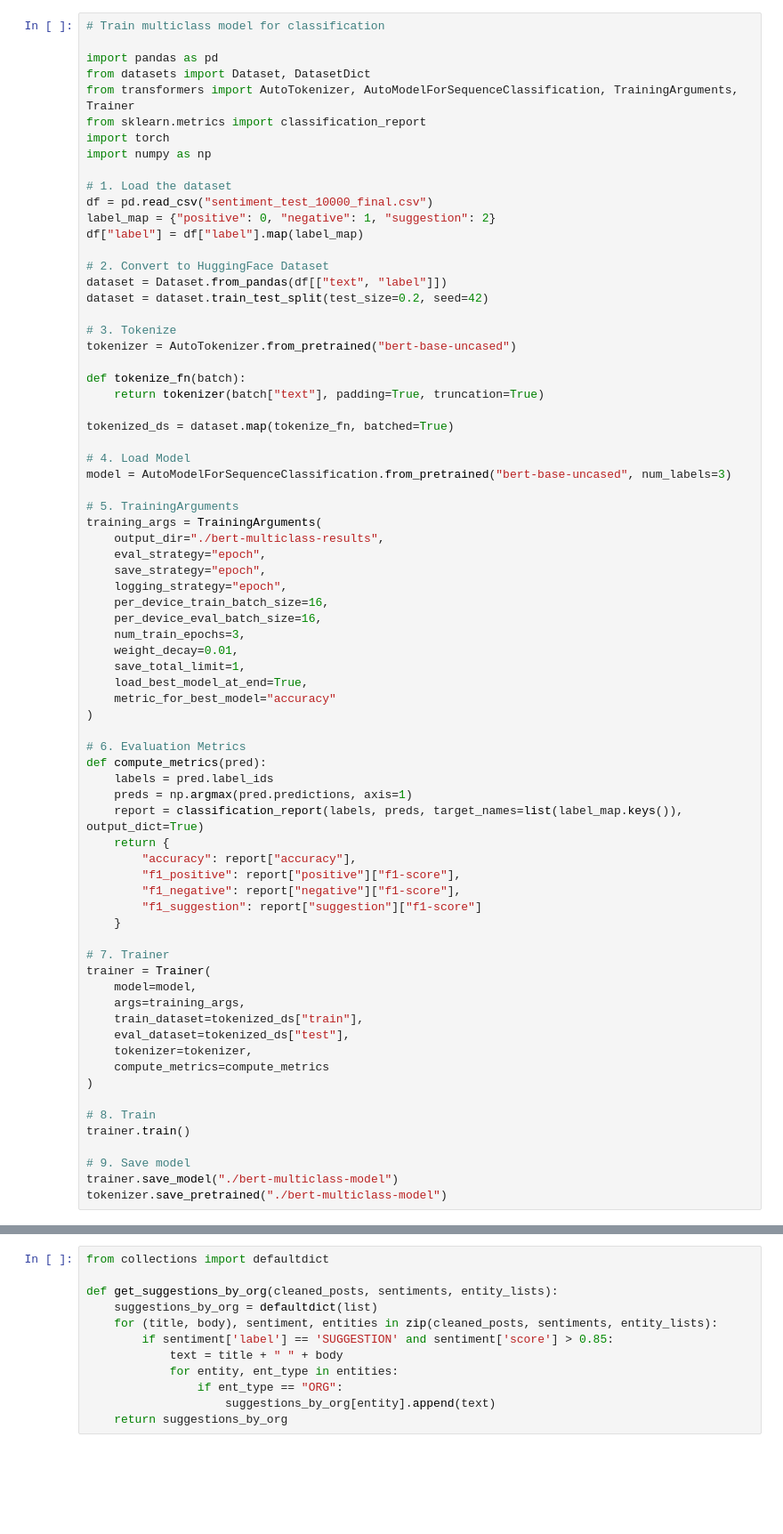
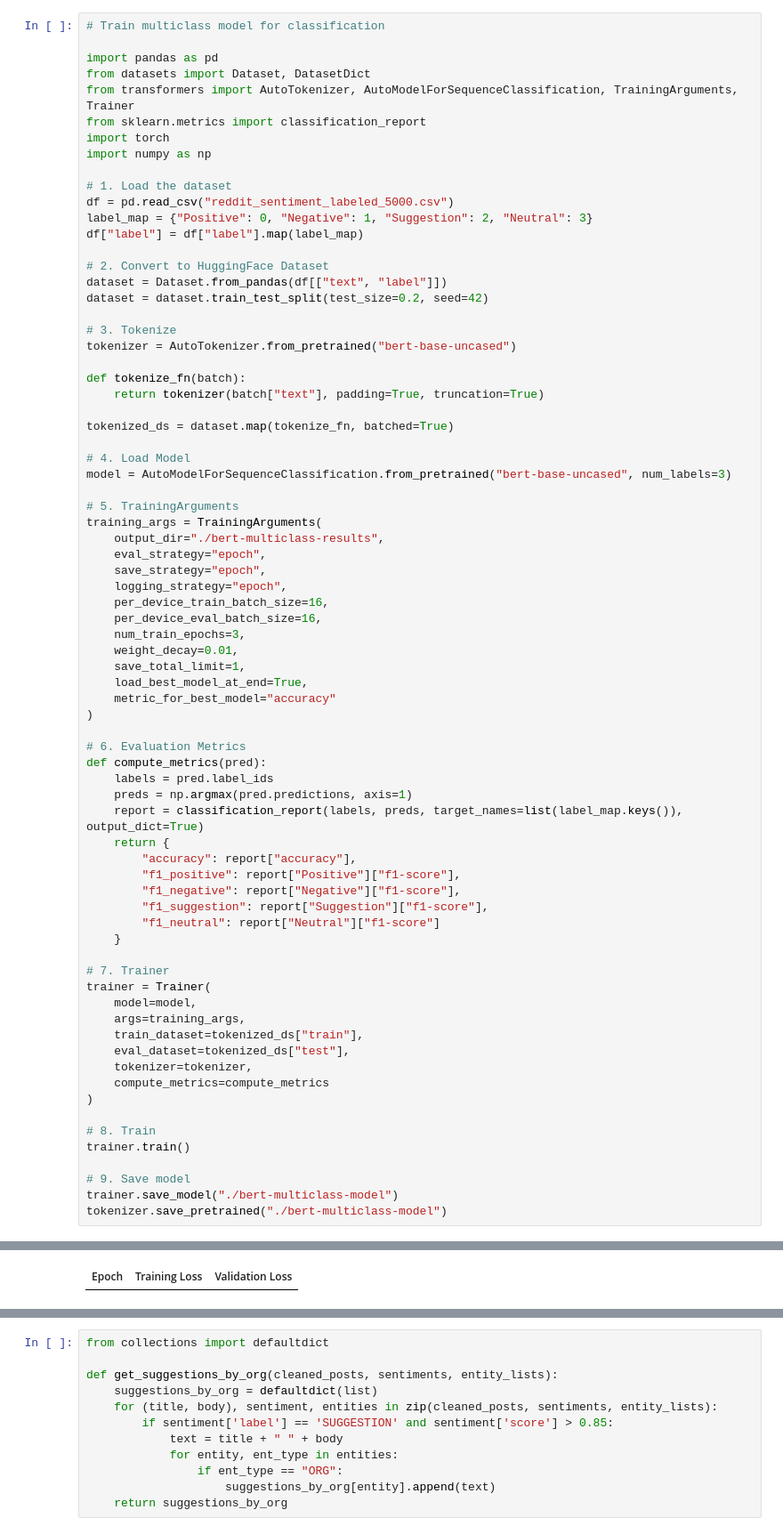
Before and after one commit to vineethmariappan/business-insights, a Jupyter notebook: business-insight.ipynb, the cells around one changed output, grey strips where cells are left out. Shown: that part at 89% size. Drawn from its saved outputs; the diff is of its cells as text; blank space fills up the shorter version.

```diff
--- a/business-insight.ipynb
+++ b/business-insight.ipynb
@@ -9,8 +9,8 @@ import torch
 import numpy as np
 
 # 1. Load the dataset
-df = pd.read_csv("sentiment_test_10000_final.csv")
-label_map = {"positive": 0, "negative": 1, "suggestion": 2}
+df = pd.read_csv("reddit_sentiment_labeled_5000.csv")
+label_map = {"Positive": 0, "Negative": 1, "Suggestion": 2, "Neutral": 3}
 df["label"] = df["label"].map(label_map)
 
 # 2. Convert to HuggingFace Dataset
@@ -50,9 +50,10 @@ def compute_metrics(pred):
     report = classification_report(labels, preds, target_names=list(label_map.keys()), output_dict=True)
     return {
         "accuracy": report["accuracy"],
-        "f1_positive": report["positive"]["f1-score"],
-        "f1_negative": report["negative"]["f1-score"],
-        "f1_suggestion": report["suggestion"]["f1-score"]
+        "f1_positive": report["Positive"]["f1-score"],
+        "f1_negative": report["Negative"]["f1-score"],
+        "f1_suggestion": report["Suggestion"]["f1-score"],
+        "f1_neutral": report["Neutral"]["f1-score"]
     }
 
 # 7. Trainer
@@ -76,3 +79,4 @@ ModuleNotFoundError: No module named 'pandas'
+| Epoch | Training Loss | Validation Loss |
 # %%
 import praw
 import re
```
Also changed, not shown: parts of 8 cells of this notebook.
